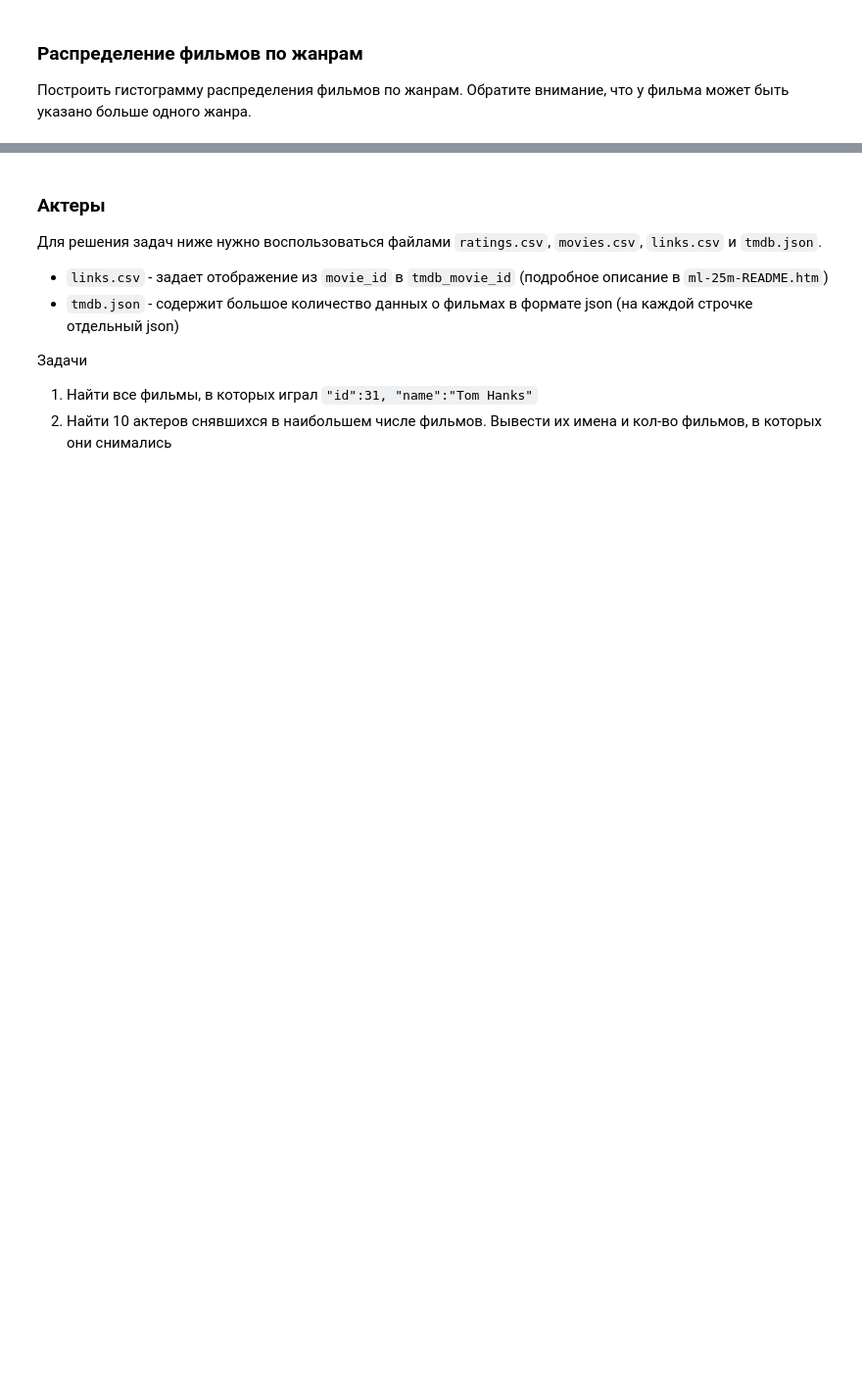
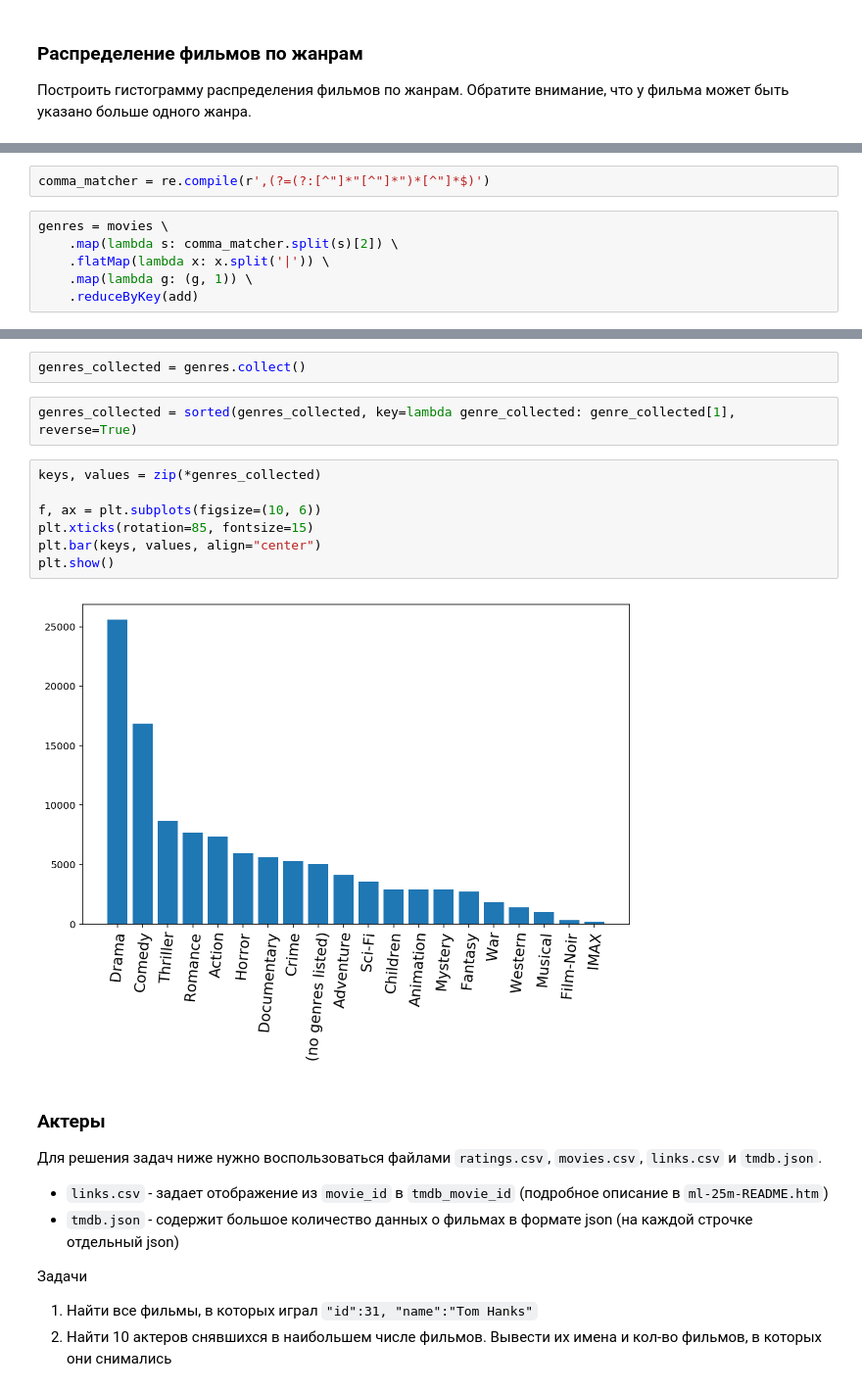
Before and after one commit to Piteryo/MLBD, a Jupyter notebook: lectures/spark/notebooks/spark_examples.ipynb, the cells around one changed output, grey strips where cells are left out. Shown at 98% size. Cells and saved outputs as stored; diff of their text form; blank space fills up the shorter version.

```diff
--- a/lectures/spark/notebooks/spark_examples.ipynb
+++ b/lectures/spark/notebooks/spark_examples.ipynb
@@ -321,0 +376,8 @@ plt.show()
+# %%
+comma_matcher = re.compile(r',(?=(?:[^"]*"[^"]*")*[^"]*$)')
+# %%
+genres = movies \
+    .map(lambda s: comma_matcher.split(s)[2]) \
+    .flatMap(lambda x: x.split('|')) \
+    .map(lambda g: (g, 1)) \
+    .reduceByKey(add)
@@ -322,3 +392,16 @@ plt.show()
+# %%
+genres_collected = genres.collect()
+# %%
+genres_collected = sorted(genres_collected, key=lambda genre_collected: genre_collected[1], reverse=True)
+# %%
+keys, values = zip(*genres_collected)
+
+f, ax = plt.subplots(figsize=(10, 6))
+plt.xticks(rotation=85, fontsize=15)
+plt.bar(keys, values, align="center")
+plt.show()
+# %% [output]
+[figure, added]
 # %% [markdown]
 ### Актеры
 
```
Also changed, not shown: parts of 66 cells of this notebook.
